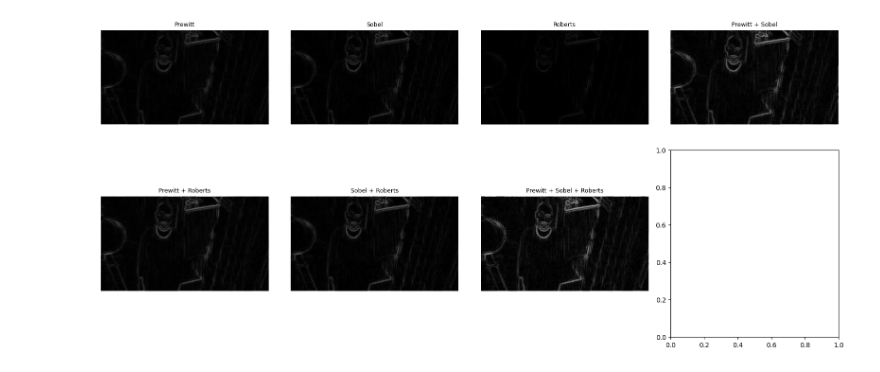
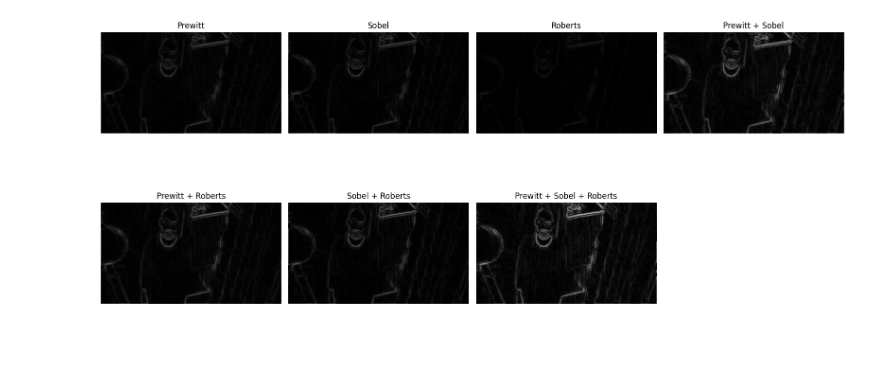
Before and after one commit to praktikum-pcd-2026/jurnal-modul-3-kelompok-3-Ilalala17, a Jupyter notebook: FadilaM3.ipynb, the cells around one changed output. Drawn from its saved outputs; the diff is of its cells as text; code cells hidden in the pictures.

```diff
--- a/FadilaM3.ipynb
+++ b/FadilaM3.ipynb
@@ -68,15 +76,0 @@ sharpened = sharpened.astype(np.uint8)
-# %%
-titles = [
-    'Sharpening', 'Smoothing', 'Smoothing + Sharpening'
-]
-comb = sharpened + smoothed
-images = [sharpened, smoothed, comb]
-
-fig, axes = plt.subplots(1, 3, figsize=(16, 8))
-for ax, img, title in zip(axes.ravel(), images, titles):
-    ax.imshow(img, cmap='gray')
-    ax.set_title(title, fontsize=9)
-    ax.axis('off')
-
-plt.tight_layout()
-plt.show()
@@ -120,7 +163,9 @@ robertsY = np.array([
 def edge(img, kernelx, kernely):
     gx = convolution(img, kernelx)
     gy = convolution(img, kernely)
-    canvas = np.zeros_like(img, dtype=np.float32)
-    canvas = np.abs(gx) + np.abs(gy)
-    canvas = canvas * 255.0 / np.max(canvas)
-    return np.clip(canvas, 0, 255).astype(np.uint8)
+    magnitude = np.abs(gx) + np.abs(gy)
+
+    if np.max(magnitude) == 0:
+        return np.zeros_like(img, dtype=np.uint8)
+    magnitude = magnitude * 255.0 / np.max(magnitude)
+    return np.clip(magnitude, 0, 255).astype(np.uint8)
@@ -127,25 +176,29 @@ def edge(img, kernelx, kernely):
 # %%
 Prewitt = edge(img1, prewittX, prewittY)
 Sobel = edge(img1, sobelX, sobelY)
 Robert = edge(img1, robertsX, robertsY)
 
 comb1 = Prewitt + Sobel
 comb2 = Prewitt + Robert
 comb3 = Sobel + Robert
 comb4 = Prewitt + Sobel + Robert
 
-titles = [ 'Prewitt', 'Sobel', 'Roberts', 'Prewitt + Sobel', 'Prewitt + Roberts',
-       'Sobel + Roberts', 'Prewitt + Sobel + Roberts'
-]
+norm1 = normalisasi(comb1)
+norm2 = normalisasi(comb2)
+norm3 = normalisasi(comb3)
+norm4 = normalisasi(comb4)
 
-images = [Prewitt, Sobel, Robert, comb1, comb2, comb3, comb4]
 fig, axes = plt.subplots(2, 4, figsize=(16, 8))
-for ax, img, title in zip(axes.ravel(), images, titles):
-    ax.imshow(img, cmap='gray')
-    ax.set_title(title, fontsize=9)
-    ax.axis('off')
+axes[0][0].imshow(Prewitt, cmap='gray'); axes[0][0].set_title('Prewitt');               axes[0][0].axis('off')
+axes[0][1].imshow(Sobel,   cmap='gray'); axes[0][1].set_title('Sobel');                 axes[0][1].axis('off')
+axes[0][2].imshow(Robert,  cmap='gray'); axes[0][2].set_title('Roberts');               axes[0][2].axis('off')
+axes[0][3].imshow(norm1,   cmap='gray'); axes[0][3].set_title('Prewitt + Sobel');       axes[0][3].axis('off')
+axes[1][0].imshow(norm2,   cmap='gray'); axes[1][0].set_title('Prewitt + Roberts');     axes[1][0].axis('off')
+axes[1][1].imshow(norm3,   cmap='gray'); axes[1][1].set_title('Sobel + Roberts');       axes[1][1].axis('off')
+axes[1][2].imshow(norm4,   cmap='gray'); axes[1][2].set_title('Prewitt + Sobel + Roberts'); axes[1][2].axis('off')
+axes[1][3].axis('off')
 
 plt.tight_layout()
 plt.show()
 # %% [output]
-[figure, old version]
+[figure, new version]
```
Also changed, not shown: parts of 22 cells of this notebook, 1 other file.
